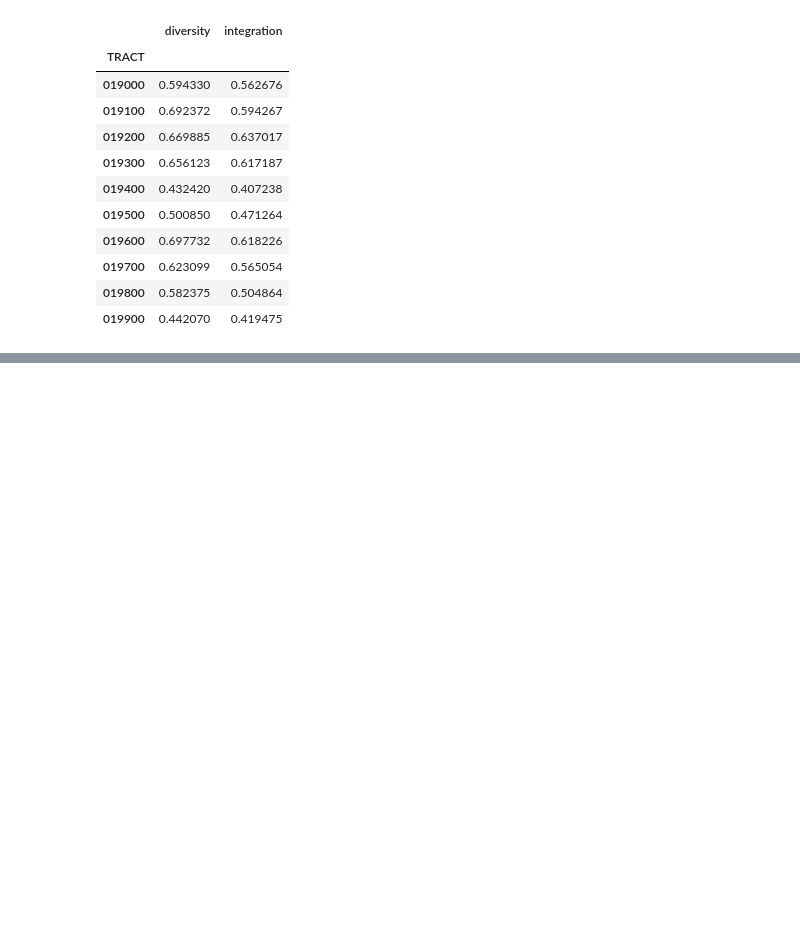
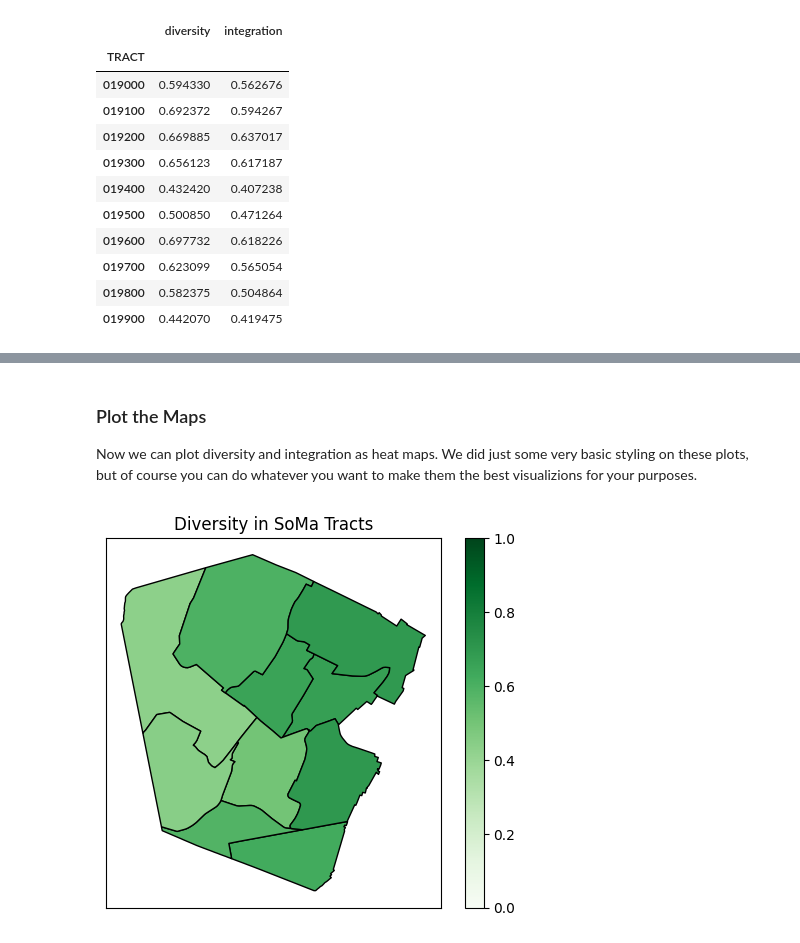
Before and after one commit to censusdis/censusdis, a Jupyter notebook: notebooks/SoMa DIS Demo.ipynb, the cells around one changed output, grey strips where cells are left out. Drawn from its saved outputs; the diff is of its cells as text; code cells hidden in the pictures; blank space fills up the shorter version.

```diff
--- a/notebooks/SoMa DIS Demo.ipynb
+++ b/notebooks/SoMa DIS Demo.ipynb
@@ -210,0 +240,2 @@ dis.di(df_soma, by='TRACT', over='BLOCK', drop_non_numeric=True)
+# %%
+SHAPEFILE_ROOT = os.path.join(os.environ['HOME'], 'data', 'shapefiles')
@@ -210,0 +250,5 @@ dis.di(df_soma, by='TRACT', over='BLOCK', drop_non_numeric=True)
+# %%
+reader = ShapeReader(SHAPEFILE_ROOT, year=YEAR)
+# %%
+gdf_nj_tracts = reader.read_tract_shapefile(STATE_NJ)
+gdf_nj_tracts.head()
@@ -210,0 +269,8 @@ dis.di(df_soma, by='TRACT', over='BLOCK', drop_non_numeric=True)
+# %%
+gdf_essex_di = gdf_nj_tracts[
+    gdf_nj_tracts['COUNTYFP']==COUNTY_ESSEX_NJ
+].merge(
+    df_soma_dis, left_on='TRACTCE', right_on='TRACT'
+)[
+    ['TRACTCE', 'diversity', 'integration', 'geometry']
+]
@@ -210,0 +286,23 @@ dis.di(df_soma, by='TRACT', over='BLOCK', drop_non_numeric=True)
+# %% [markdown]
+### Plot the Maps
+
+Now we can plot diversity and integration as heat maps. We did just some
+very basic styling on these plots, but of course you can do whatever you
+want to make them the best visualizions for your purposes.
+# %%
+ax = gdf_essex_di.plot(
+    'diversity',
+    cmap='Greens',
+    edgecolor='black',
+    legend=True,
+    vmin=0.0, vmax=1.0,
+)
+
+ax.set_title("Diversity in SoMa Tracts")
+
+ax.tick_params(
+    left=False, right=False, bottom=False,
+    labelleft=False, labelbottom=False,
+)
+# %% [output]
+[figure, added]
```
Also changed, not shown: parts of 9 cells of this notebook.
